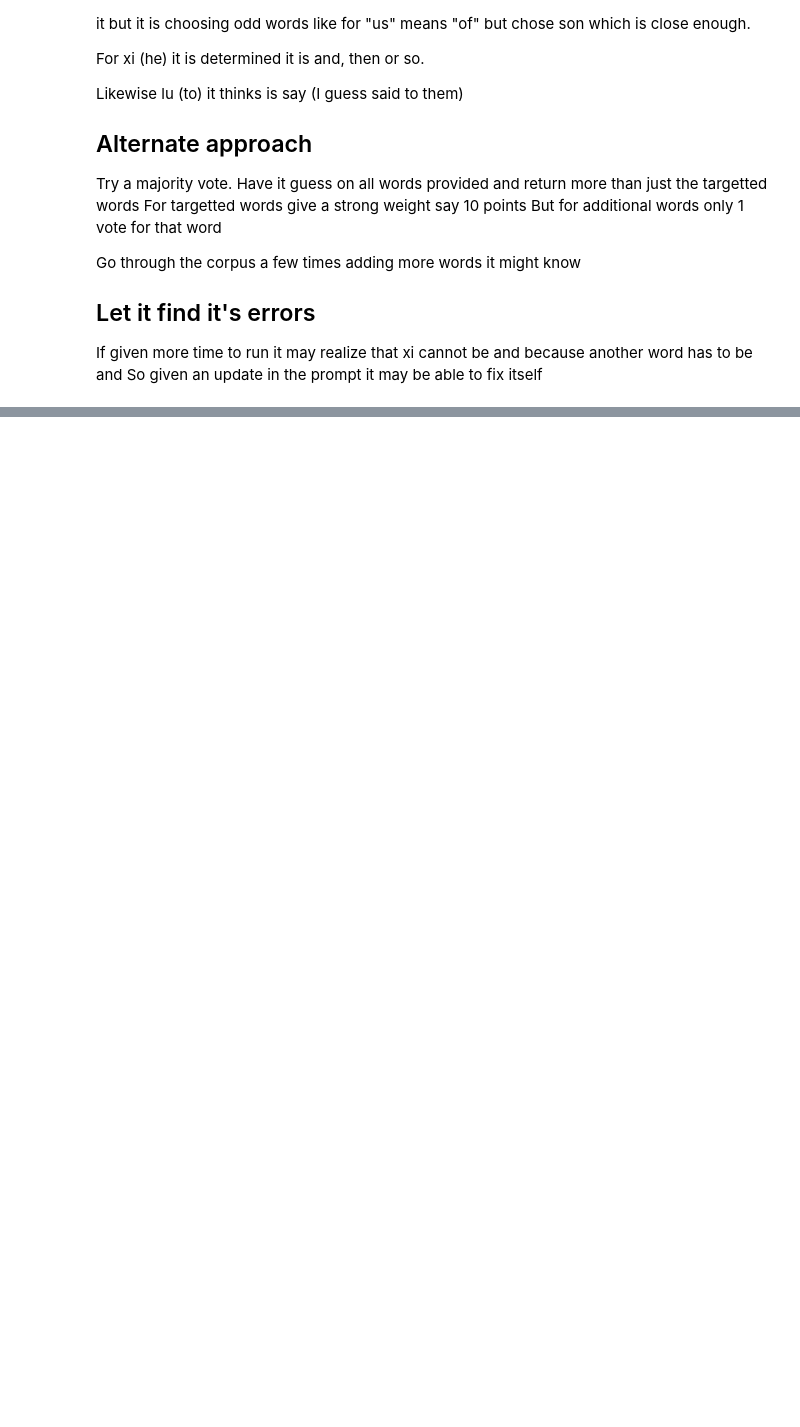
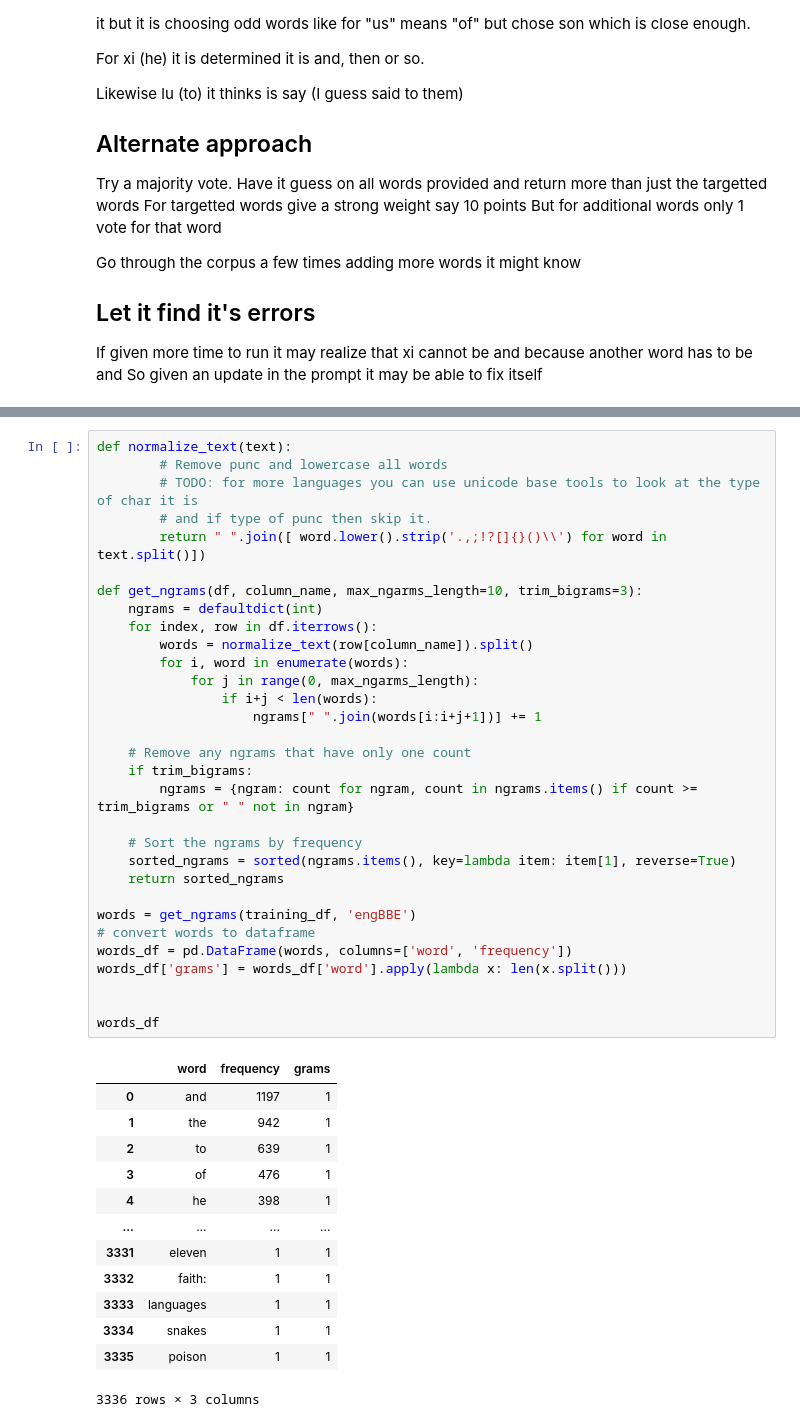
Before and after one commit to sil-ai/sil-microsoft-hackathon-2023, a Jupyter notebook: project_2_task/create_glossary.ipynb, the cells around one changed output, grey strips where cells are left out. Cells and saved outputs as stored; diff of their text form; blank space fills up the shorter version.

```diff
--- a/project_2_task/create_glossary.ipynb
+++ b/project_2_task/create_glossary.ipynb
@@ -535,0 +552,45 @@ So given an update in the prompt it may be able to fix itself
+# %%
+def normalize_text(text):
+        # Remove punc and lowercase all words
+        # TODO: for more languages you can use unicode base tools to look at the type of char it is
+        # and if type of punc then skip it.
+        return " ".join([ word.lower().strip('.,;!?[]{}()\\') for word in text.split()])
+
+def get_ngrams(df, column_name, max_ngarms_length=10, trim_bigrams=3):
+    ngrams = defaultdict(int)
+    for index, row in df.iterrows():
+        words = normalize_text(row[column_name]).split()
+        for i, word in enumerate(words):
+            for j in range(0, max_ngarms_length):
+                if i+j < len(words):
+                    ngrams[" ".join(words[i:i+j+1])] += 1
+
+    # Remove any ngrams that have only one count
+    if trim_bigrams:
+        ngrams = {ngram: count for ngram, count in ngrams.items() if count >= trim_bigrams or " " not in ngram}
+
+    # Sort the ngrams by frequency
+    sorted_ngrams = sorted(ngrams.items(), key=lambda item: item[1], reverse=True)
+    return sorted_ngrams
+
+words = get_ngrams(training_df, 'engBBE')
+# convert words to dataframe
+words_df = pd.DataFrame(words, columns=['word', 'frequency'])
+words_df['grams'] = words_df['word'].apply(lambda x: len(x.split()))
+
+
+words_df
+# %% [output]
+|  | word | frequency | grams |
+| 0 | and | 1197 | 1 |
+| 1 | the | 942 | 1 |
+| 2 | to | 639 | 1 |
+| 3 | of | 476 | 1 |
+| 4 | he | 398 | 1 |
+| ... | ... | ... | ... |
+| 3331 | eleven | 1 | 1 |
+| 3332 | faith: | 1 | 1 |
+| 3333 | languages | 1 | 1 |
+| 3334 | snakes | 1 | 1 |
+| 3335 | poison | 1 | 1 |
+3336 rows × 3 columns
```
Also changed, not shown: parts of 4 cells of this notebook, 2 other files.
